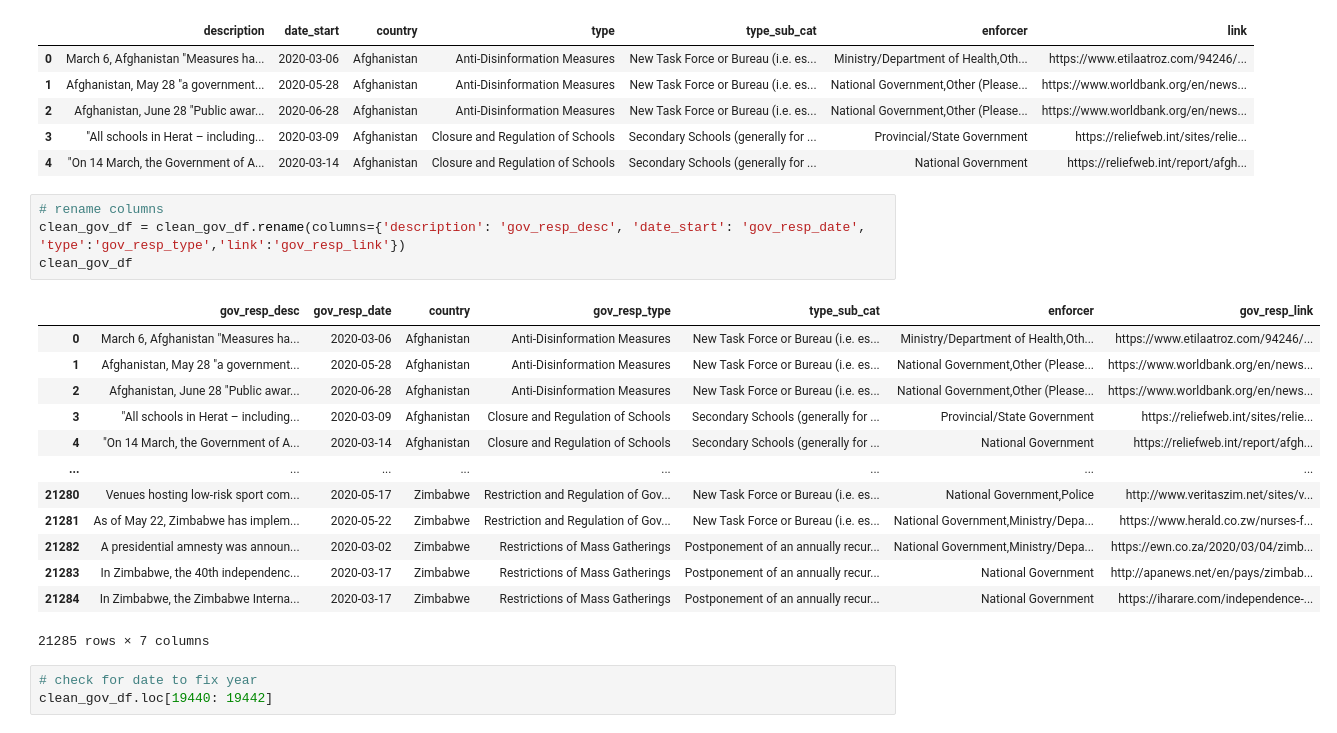
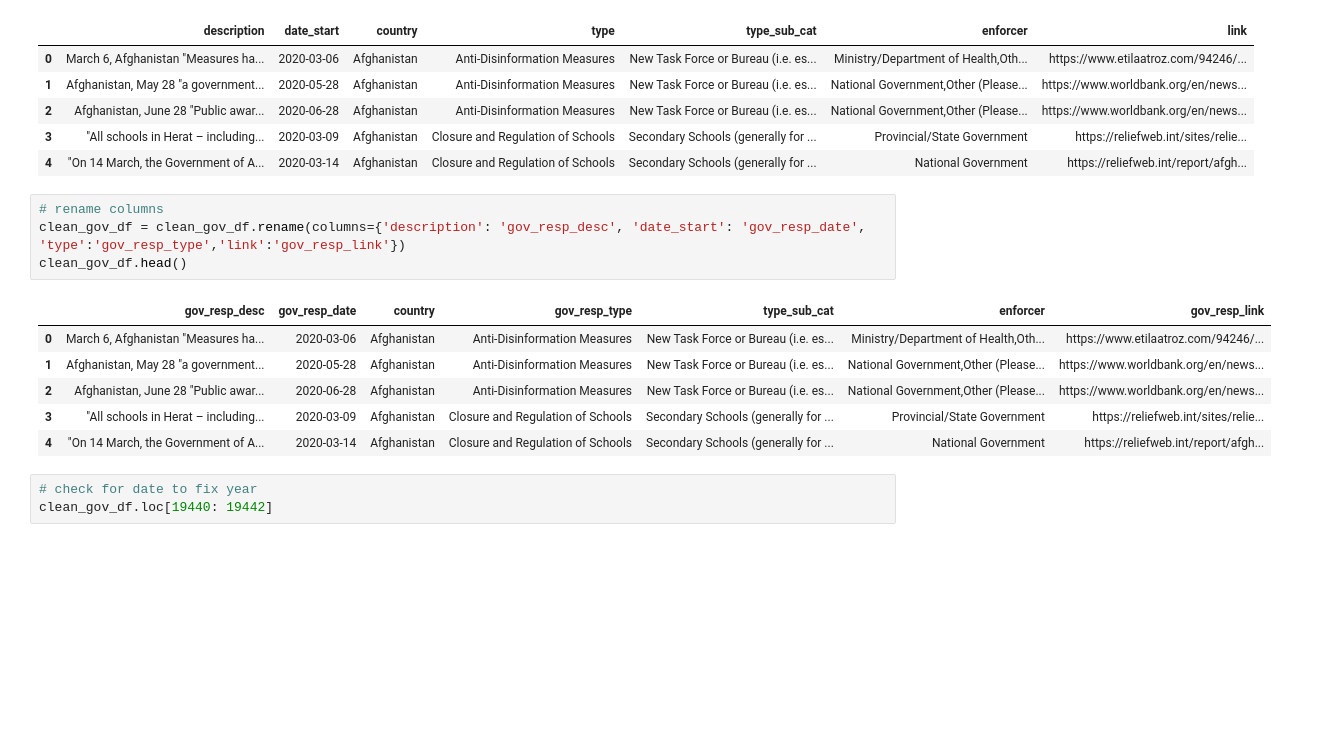
Before and after one commit to Kpearson72/etl-project-team4, a Jupyter notebook: Karen_working_directory/Karen_working_notebook.ipynb, the cells around one changed output. Saved outputs shown, nothing was run; the diff lists cells and outputs as text; blank space fills up the shorter version.

```diff
--- a/Karen_working_directory/Karen_working_notebook.ipynb
+++ b/Karen_working_directory/Karen_working_notebook.ipynb
@@ -259,21 +259,14 @@ clean_gov_df.head()
 # %%
 # rename columns
 clean_gov_df = clean_gov_df.rename(columns={'description': 'gov_resp_desc', 'date_start': 'gov_resp_date', 'type':'gov_resp_type','link':'gov_resp_link'})
-clean_gov_df
+clean_gov_df.head()
 # %% [output]
 |  | gov_resp_desc | gov_resp_date | country | gov_resp_type | type_sub_cat | enforcer | gov_resp_link |
 | 0 | March 6, Afghanistan "Measures ha... | 2020-03-06 | Afghanistan | Anti-Disinformation Measures | New Task Force or Bureau (i.e. es... | Ministry/Department of Health,Oth... | https://www.etilaatroz.com/94246/... |
 | 1 | Afghanistan, May 28 "a government... | 2020-05-28 | Afghanistan | Anti-Disinformation Measures | New Task Force or Bureau (i.e. es... | National Government,Other (Please... | https://www.worldbank.org/en/news... |
 | 2 | Afghanistan, June 28 "Public awar... | 2020-06-28 | Afghanistan | Anti-Disinformation Measures | New Task Force or Bureau (i.e. es... | National Government,Other (Please... | https://www.worldbank.org/en/news... |
 | 3 | "All schools in Herat – including... | 2020-03-09 | Afghanistan | Closure and Regulation of Schools | Secondary Schools (generally for ... | Provincial/State Government | https://reliefweb.int/sites/relie... |
 | 4 | "On 14 March, the Government of A... | 2020-03-14 | Afghanistan | Closure and Regulation of Schools | Secondary Schools (generally for ... | National Government | https://reliefweb.int/report/afgh... |
-| ... | ... | ... | ... | ... | ... | ... | ... |
-| 21280 | Venues hosting low-risk sport com... | 2020-05-17 | Zimbabwe | Restriction and Regulation of Gov... | New Task Force or Bureau (i.e. es... | National Government,Police | http://www.veritaszim.net/sites/v... |
-| 21281 | As of May 22, Zimbabwe has implem... | 2020-05-22 | Zimbabwe | Restriction and Regulation of Gov... | New Task Force or Bureau (i.e. es... | National Government,Ministry/Depa... | https://www.herald.co.zw/nurses-f... |
-| 21282 | A presidential amnesty was announ... | 2020-03-02 | Zimbabwe | Restrictions of Mass Gatherings | Postponement of an annually recur... | National Government,Ministry/Depa... | https://ewn.co.za/2020/03/04/zimb... |
-| 21283 | In Zimbabwe, the 40th independenc... | 2020-03-17 | Zimbabwe | Restrictions of Mass Gatherings | Postponement of an annually recur... | National Government | http://apanews.net/en/pays/zimbab... |
-| 21284 | In Zimbabwe, the Zimbabwe Interna... | 2020-03-17 | Zimbabwe | Restrictions of Mass Gatherings | Postponement of an annually recur... | National Government | https://iharare.com/independence-... |
-21285 rows × 7 columns
 # %%
 # check for date to fix year
 clean_gov_df.loc[19440: 19442]
```
Also changed, not shown: parts of 6 cells of this notebook.
